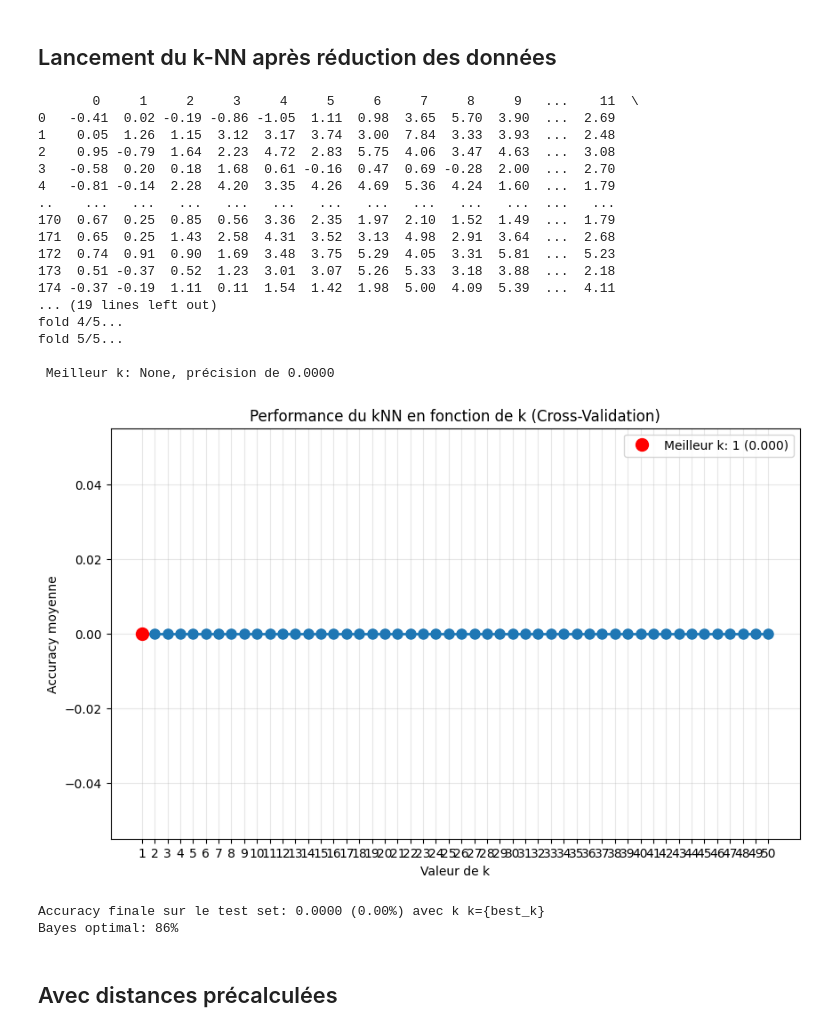
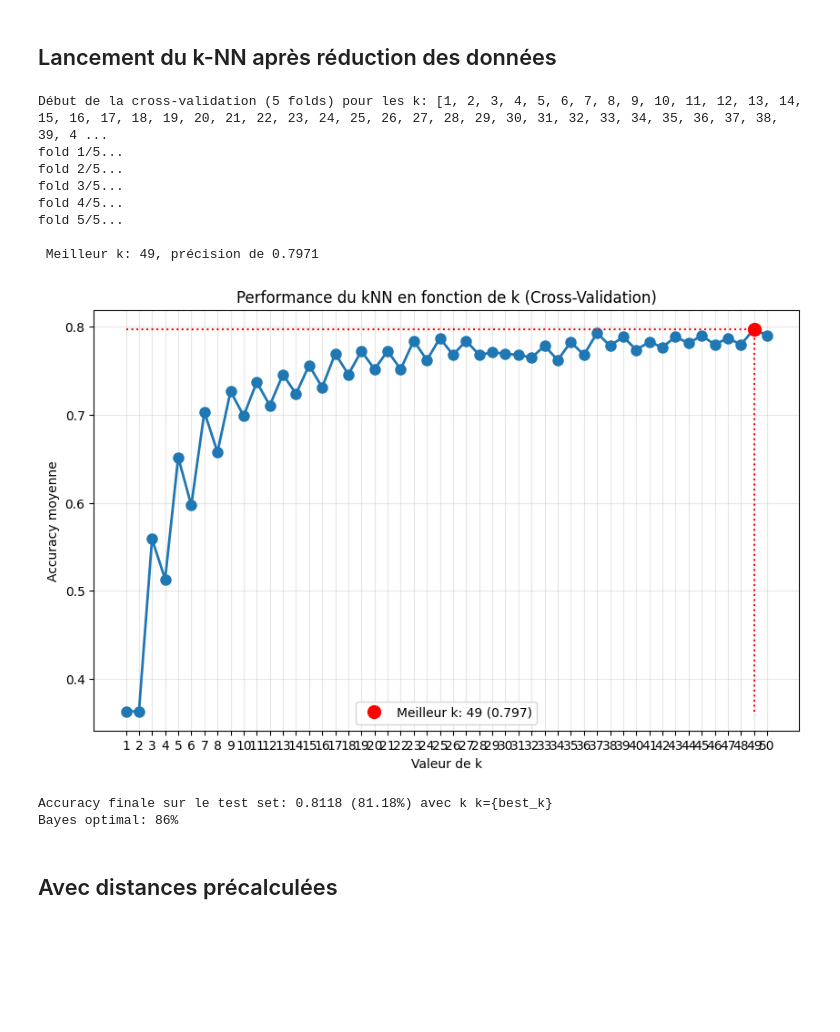
Before and after one commit to Fryzim/KNN-Classifier, a Jupyter notebook: projet.ipynb, the cells around one changed output. Saved outputs shown, nothing was run; the diff lists cells and outputs as text; code cells hidden in the pictures; blank space fills up the shorter version.

```diff
--- a/projet.ipynb
+++ b/projet.ipynb
@@ -486,42 +485,33 @@ pca(X_cleaned2, y_cleaned2, "Après suppression des données non pertinentes")
 ## Lancement du k-NN après réduction des données
 # %%
 X = pd.DataFrame(X_cleaned2)
-y = pd.DataFrame(y_cleaned2)
+y = pd.Series(y_cleaned2)
 
 n = X_cleaned2.shape[0] * 4 // 5
 
 X_train = X.iloc[:n]
 y_train = y.iloc[:n]
 
 X_test = X.iloc[n:]
 y_test = y.iloc[n:]
 
 X_train = X_train.reset_index(drop=True)
 y_train = y_train.reset_index(drop=True)
 X_test = X_test.reset_index(drop=True)
 y_test = y_test.reset_index(drop=True)
 
 main_knn()
 # %% [output]
-       0     1     2     3     4     5     6     7     8     9   ...    11  \
-0   -0.41  0.02 -0.19 -0.86 -1.05  1.11  0.98  3.65  5.70  3.90  ...  2.69
-1    0.05  1.26  1.15  3.12  3.17  3.74  3.00  7.84  3.33  3.93  ...  2.48
-2    0.95 -0.79  1.64  2.23  4.72  2.83  5.75  4.06  3.47  4.63  ...  3.08
-3   -0.58  0.20  0.18  1.68  0.61 -0.16  0.47  0.69 -0.28  2.00  ...  2.70
-4   -0.81 -0.14  2.28  4.20  3.35  4.26  4.69  5.36  4.24  1.60  ...  1.79
-..    ...   ...   ...   ...   ...   ...   ...   ...   ...   ...  ...   ...
-170  0.67  0.25  0.85  0.56  3.36  2.35  1.97  2.10  1.52  1.49  ...  1.79
-171  0.65  0.25  1.43  2.58  4.31  3.52  3.13  4.98  2.91  3.64  ...  2.68
-172  0.74  0.91  0.90  1.69  3.48  3.75  5.29  4.05  3.31  5.81  ...  5.23
-173  0.51 -0.37  0.52  1.23  3.01  3.07  5.26  5.33  3.18  3.88  ...  2.18
-174 -0.37 -0.19  1.11  0.11  1.54  1.42  1.98  5.00  4.09  5.39  ...  4.11
-... (19 lines left out)
+Début de la cross-validation (5 folds) pour les k: [1, 2, 3, 4, 5, 6, 7, 8, 9, 10, 11, 12, 13, 14, 15, 16, 17, 18, 19, 20, 21, 22, 23, 24, 25, 26, 27, 28, 29, 30, 31, 32, 33, 34, 35, 36, 37, 38, 39, 4 ...
+fold 1/5...
+fold 2/5...
+fold 3/5...
 fold 4/5...
 fold 5/5...
 
- Meilleur k: None, précision de 0.0000
+ Meilleur k: 49, précision de 0.7971
-[figure, old version]
+[figure, new version]
-Accuracy finale sur le test set: 0.0000 (0.00%) avec k k={best_k}
+Accuracy finale sur le test set: 0.8118 (81.18%) avec k k={best_k}
 Bayes optimal: 86%
 # %% [markdown]
 ## Avec distances précalculées
```
Also changed, not shown: parts of 13 cells of this notebook.
